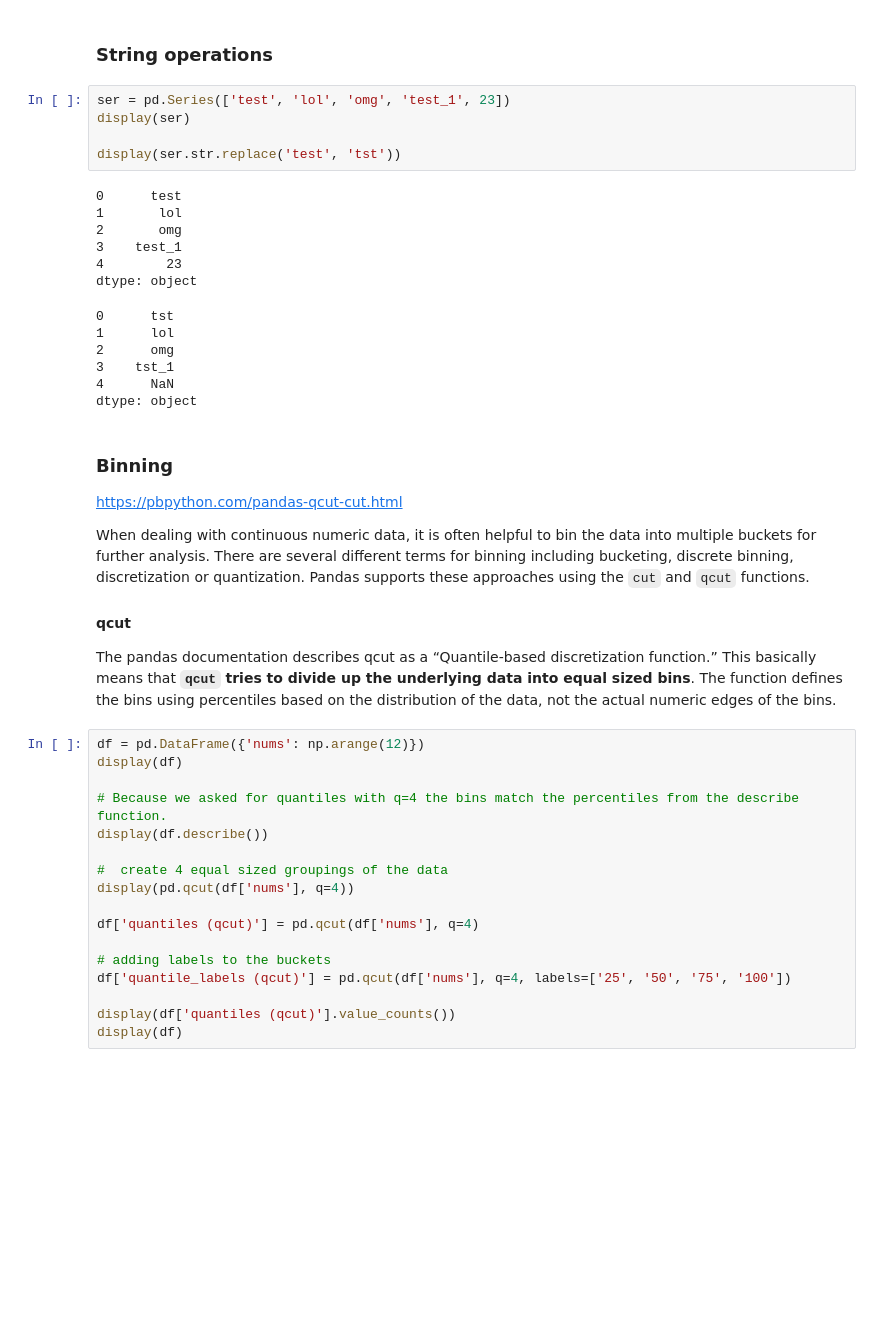
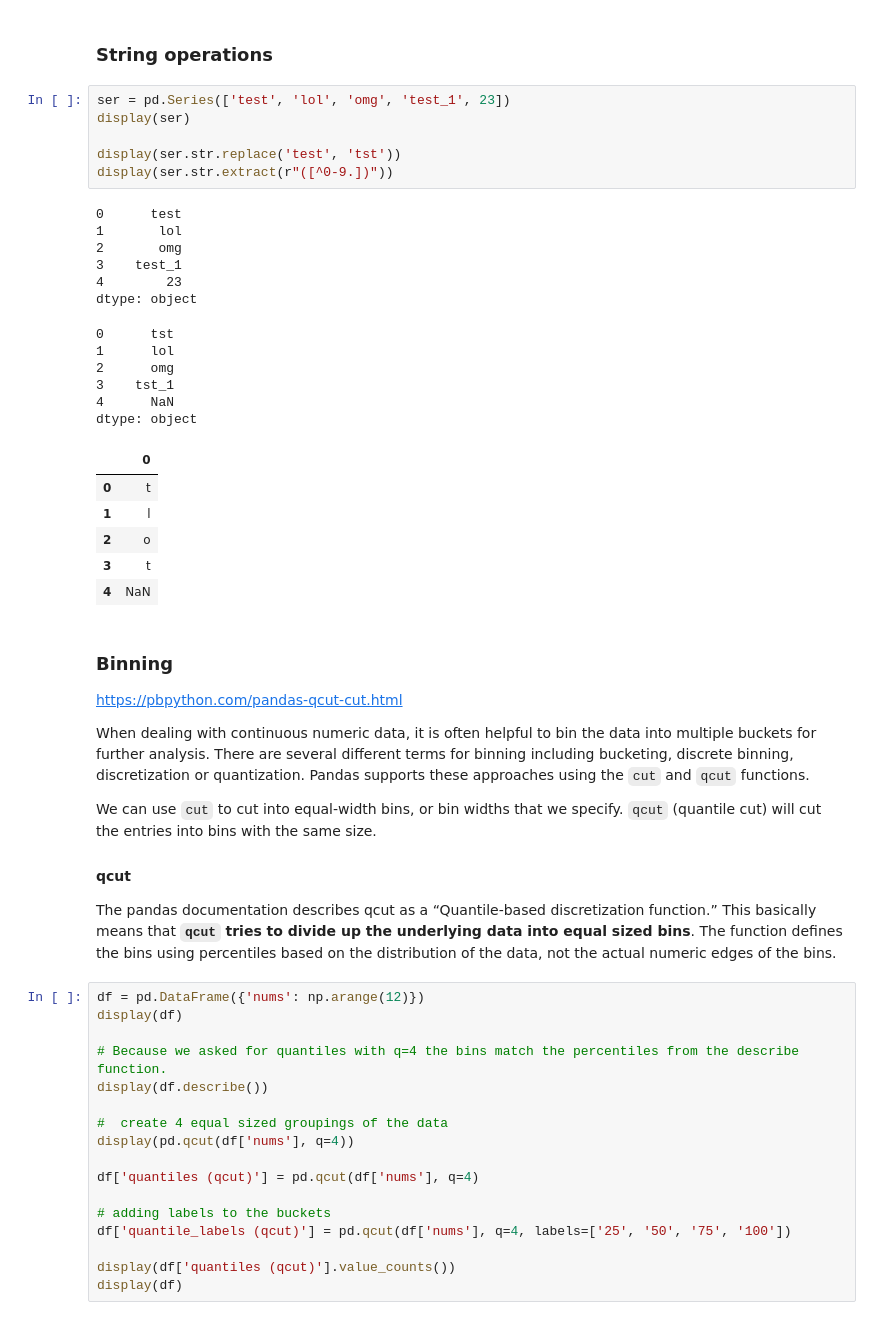
Before and after one commit to pkaran57/python-libs, a Jupyter notebook: pandas-lib/notebook/pandas.ipynb, the cells around one changed output. Saved outputs shown, nothing was run; the diff lists cells and outputs as text; blank space fills up the shorter version.

```diff
--- a/pandas-lib/notebook/pandas.ipynb
+++ b/pandas-lib/notebook/pandas.ipynb
@@ -999,27 +999,36 @@ TBD
 # %%
 ser = pd.Series(['test', 'lol', 'omg', 'test_1', 23])
 display(ser)
 
 display(ser.str.replace('test', 'tst'))
+display(ser.str.extract(r"([^0-9.])"))
 # %% [output]
 0      test
 1       lol
 2       omg
 3    test_1
 4        23
 dtype: object
 0      tst
 1      lol
 2      omg
 3    tst_1
 4      NaN
 dtype: object
+|  | 0 |
+| 0 | t |
+| 1 | l |
+| 2 | o |
+| 3 | t |
+| 4 | NaN |
 # %% [markdown]
 ### Binning
 https://pbpython.com/pandas-qcut-cut.html
 
 When dealing with continuous numeric data, it is often helpful to bin the data into multiple buckets for further analysis. There are several different terms for binning including bucketing, discrete binning, discretization or quantization. Pandas supports these approaches using the `cut` and `qcut` functions.
 
+We can use `cut` to cut into equal-width bins, or bin widths that we specify. `qcut` (quantile cut) will cut the entries into bins with the same size.
+
 #### qcut
 
 The pandas documentation describes qcut as a “Quantile-based discretization function.” This basically means that __`qcut` tries to divide up the underlying data into equal sized bins__. The function defines the bins using percentiles based on the distribution of the data, not the actual numeric edges of the bins.
```
Also changed, not shown: parts of 5 cells of this notebook, 2 other files.
